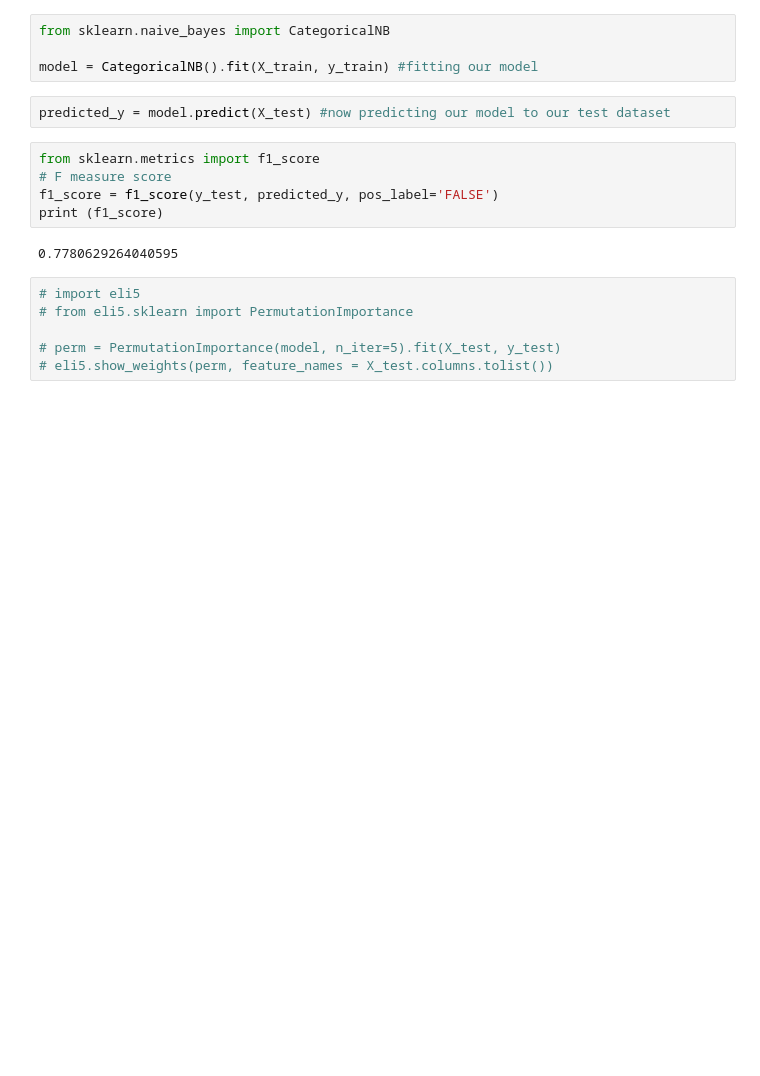
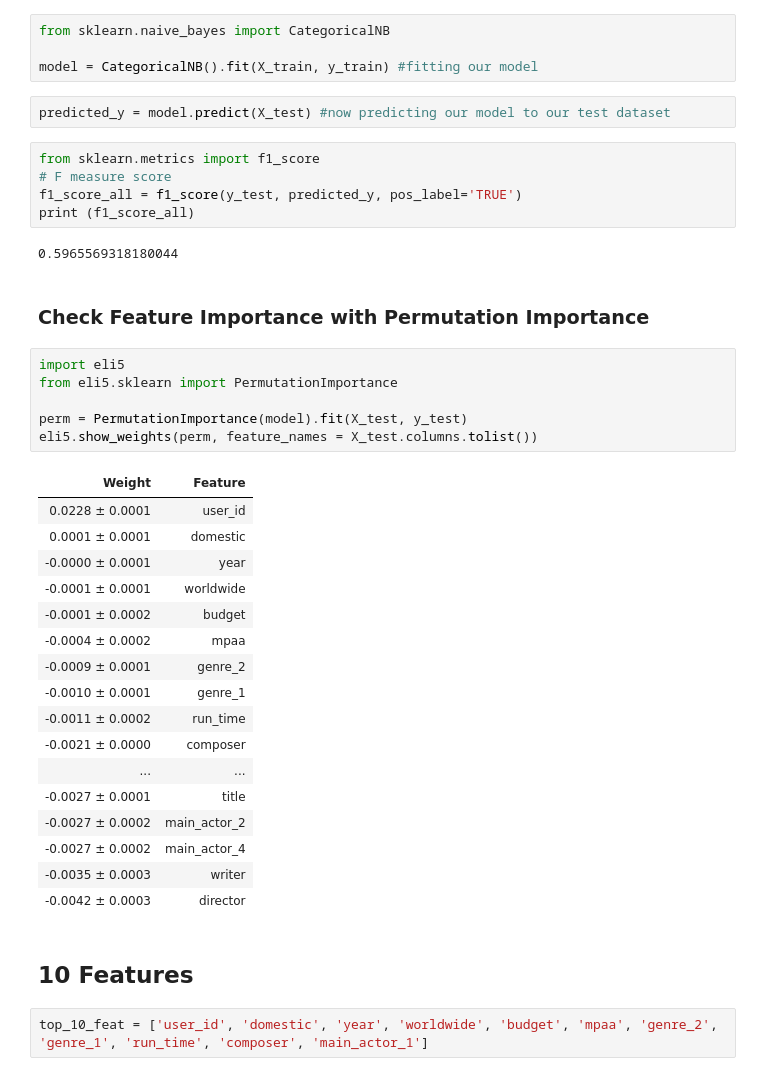
Before and after one commit to sansanity/CS4050-NB, a Jupyter notebook: INITIAL_DATA_CLEANING.ipynb, the cells around one changed output. Cells and saved outputs as stored; diff of their text form; blank space fills up the shorter version.

```diff
--- a/INITIAL_DATA_CLEANING.ipynb
+++ b/INITIAL_DATA_CLEANING.ipynb
@@ -471,13 +471,37 @@ predicted_y = model.predict(X_test) #now predicting our model to our test datase
 # %%
 from sklearn.metrics import f1_score
 # F measure score
-f1_score = f1_score(y_test, predicted_y, pos_label='FALSE')
-print (f1_score)
+f1_score_all = f1_score(y_test, predicted_y, pos_label='TRUE')
+print (f1_score_all)
 # %% [output]
-0.7780629264040595
+0.5965569318180044
+# %% [markdown]
+### Check Feature Importance with Permutation Importance
 # %%
-# import eli5
-# from eli5.sklearn import PermutationImportance
+import eli5
+from eli5.sklearn import PermutationImportance
 
-# perm = PermutationImportance(model, n_iter=5).fit(X_test, y_test)
-# eli5.show_weights(perm, feature_names = X_test.columns.tolist())
+perm = PermutationImportance(model).fit(X_test, y_test)
+eli5.show_weights(perm, feature_names = X_test.columns.tolist())
+# %% [output]
+| Weight | Feature |
+| 0.0228 ± 0.0001 | user_id |
+| 0.0001 ± 0.0001 | domestic |
+| -0.0000 ± 0.0001 | year |
+| -0.0001 ± 0.0001 | worldwide |
+| -0.0001 ± 0.0002 | budget |
+| -0.0004 ± 0.0002 | mpaa |
+| -0.0009 ± 0.0001 | genre_2 |
+| -0.0010 ± 0.0001 | genre_1 |
+| -0.0011 ± 0.0002 | run_time |
+| -0.0021 ± 0.0000 | composer |
+| ... | ... |
+| -0.0027 ± 0.0001 | title |
+| -0.0027 ± 0.0002 | main_actor_2 |
+| -0.0027 ± 0.0002 | main_actor_4 |
+| -0.0035 ± 0.0003 | writer |
+| -0.0042 ± 0.0003 | director |
+# %% [markdown]
+## 10 Features
+# %%
+top_10_feat = ['user_id', 'domestic', 'year', 'worldwide', 'budget', 'mpaa', 'genre_2', 'genre_1', 'run_time', 'composer', 'main_actor_1']
```
Also changed, not shown: parts of 17 cells of this notebook.
